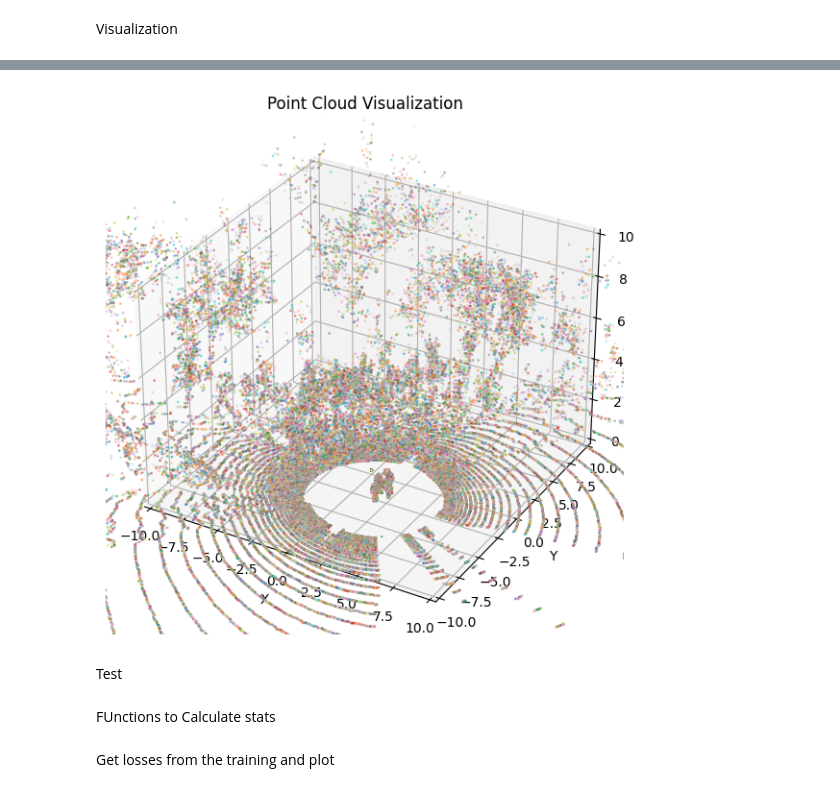
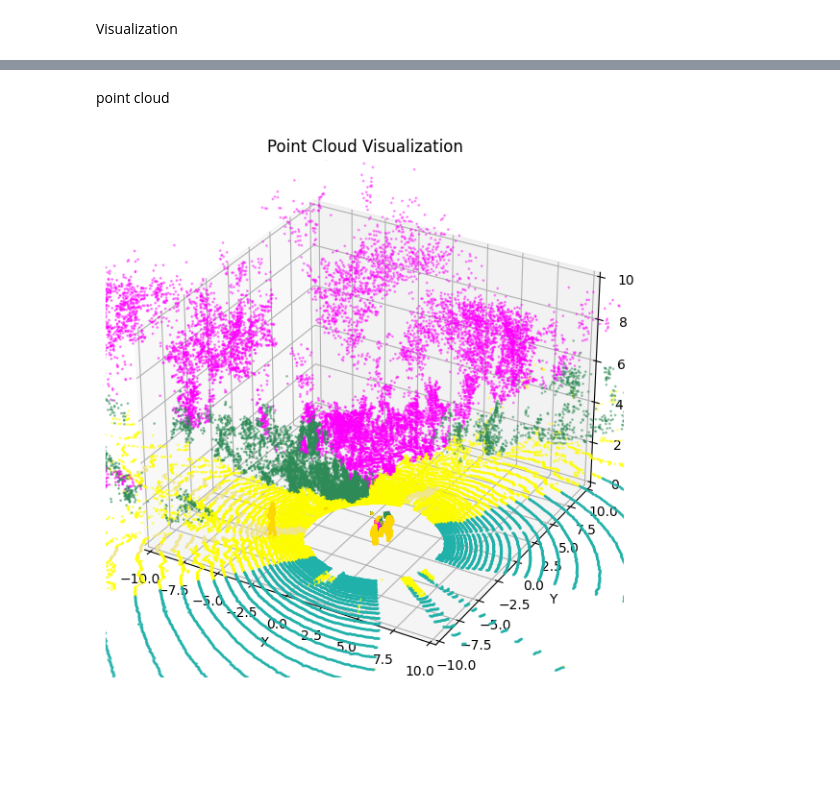
Before and after one commit to chrsdavis/point-cloud-segmentation, a Jupyter notebook: visualization.ipynb, the cells around one changed output, grey strips where cells are left out. Drawn from its saved outputs; the diff is of its cells as text; code cells hidden in the pictures; blank space fills up the shorter version.

Commit message:
update visualization

```diff
--- a/visualization.ipynb
+++ b/visualization.ipynb
@@ -10,13 +10,23 @@ import matplotlib.pyplot as plt
 from mpl_toolkits.mplot3d import Axes3D
 
 file1 = '000000.bin'
-# label_file = '000000.label'
+file2 = '000000.label'
 
 cloud1 = np.fromfile(file1, dtype=np.float32)
 print(cloud1.shape)
 
 cloud1 = cloud1.reshape((-1, 4))
+xyz = cloud1[:, :3]
+x = cloud1[:, 0]
+y = cloud1[:, 1]
+z = cloud1[:, 2]
+ref = cloud1[:, 3:]
 print(cloud1.shape)
+
+label = np.fromfile(file2, dtype=np.int32)
+print(label.shape)
+distinct = np.unique(label)
+print(distinct)
 # %% [output]
 (524288,)
 (131072, 4)
@@ -23,29 +155,51 @@ print(cloud1.shape)
+# %% [markdown]
+point cloud
 # %%
-prob = np.random.random((20, 2048 * 64))  # Mock softmax scores
-prob = prob / np.sum(prob, axis=0, keepdims=True)
+# prob = np.random.random((20, 2048 * 64))  # Mock softmax scores
+# prob = prob / np.sum(prob, axis=0, keepdims=True)
 
-xyz = cloud1[:, :3]
-class_predictions = np.argmax(prob.T, axis=1)
+# xyz = cloud1[:, :3]
+# class_predictions = np.argmax(prob.T, axis=1)
 
-num_classes = 20
-colormap = plt.get_cmap('tab20', num_classes)
-colors = colormap(class_predictions / num_classes)[:,:3]
+# num_classes = 20
+# colormap = plt.get_cmap('tab20', num_classes)
+# colors = colormap(class_predictions / num_classes)[:,:3]
+
+label = np.fromfile(file2, dtype=np.int32)
+label = label.reshape((-1))
+sem_labels = label & 0xFFFF # extract sem label (other part is instance id)
+
+# label_color_def = {
+#     0: (255, 0, 0),   # Red
+#     3: (0, 255, 0),   # Green
+#     4: (0, 0, 255),   # Blue
+#     5: (255, 255, 0), # Yellow
+#     19: (255, 0, 255),# Magenta
+#     31: (0, 255, 255),# Cyan
+#     33: (128, 128, 128) # Gray
+# }
+
+
+color_map = np.zeros((35, 3), dtype=np.uint8)
+
+for key, color in label_color.items():
+    color_map[key] = color
+
+mapped_colors = color_map[label]
 
 # Plotting with plt
 fig = plt.figure(figsize=(10, 7))
 ax = fig.add_subplot(111, projection='3d')
-scatter = ax.scatter(xyz[:, 0], xyz[:, 1], xyz[:, 2], c=colors, marker='o', s=1)
+scatter = ax.scatter(xyz[:, 0], xyz[:, 1], xyz[:, 2], c=mapped_colors / 255.0, marker='o', s=1)
 
 plt.title('Point Cloud Visualization')
 ax.set_xlabel('X')
 ax.set_ylabel('Y')
 ax.set_zlabel('Z')
 ax.set_xlim([-10, 10])
 ax.set_ylim([-10, 10])
 ax.set_zlim([0, 10])
 
 plt.show()
 # %% [output]
-[figure, old version]
+[figure, new version]
-# %% [markdown]
-Test
@@ -84,2 +205,0 @@ if __name__ == '__main__':
-# %% [markdown]
-FUnctions to Calculate stats
@@ -111,2 +205,0 @@ def getacc(self):
-# %% [markdown]
-Get losses from the training and plot
```
Also changed, not shown: parts of 10 cells of this notebook.
